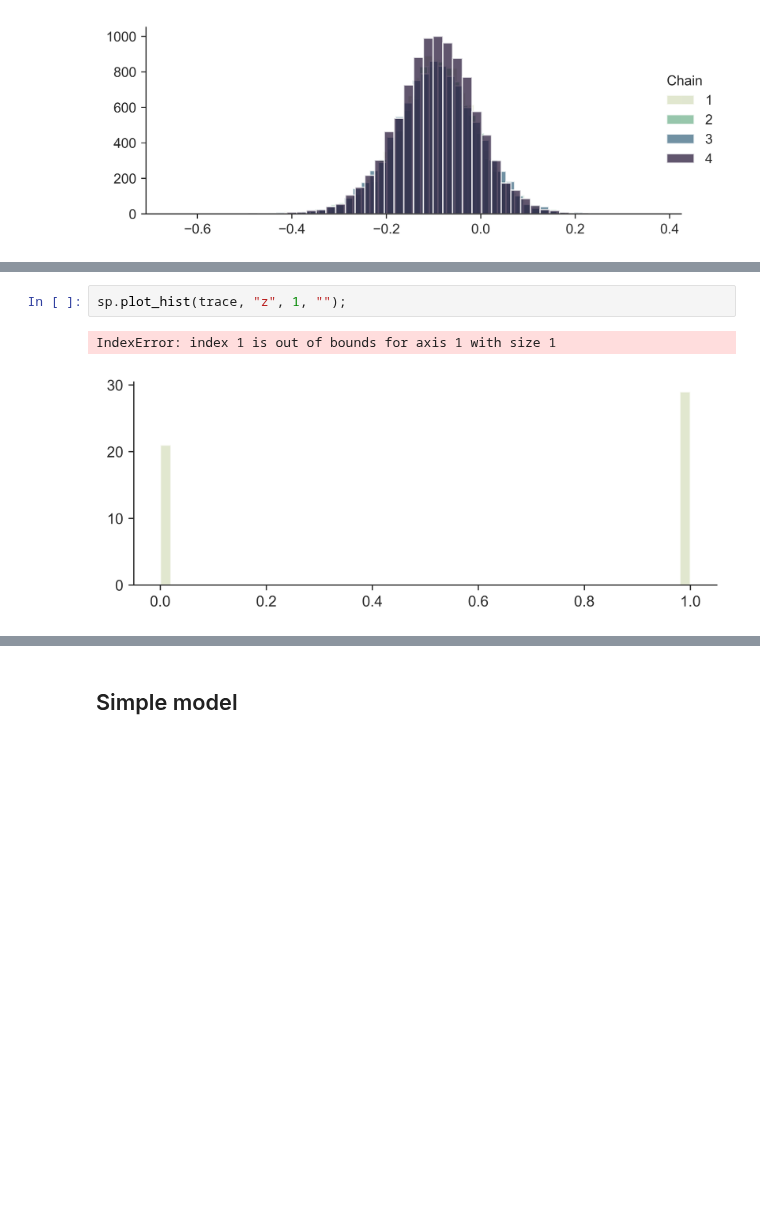
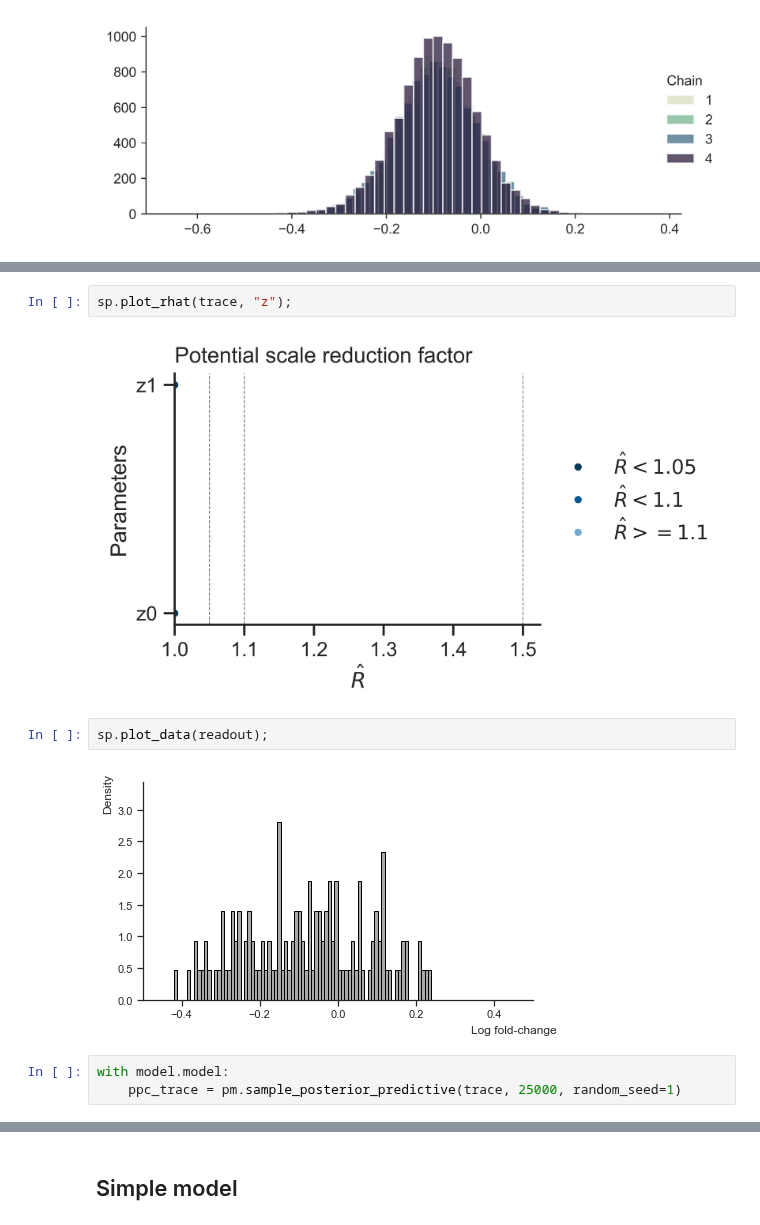
Before and after one commit to cbg-ethz/shm, a Jupyter notebook: analysis/07-plot_traces.ipynb, the cells around one changed output, grey strips where cells are left out. Drawn from its saved outputs; the diff is of its cells as text; blank space fills up the shorter version.

```diff
--- a/analysis/07-plot_traces.ipynb
+++ b/analysis/07-plot_traces.ipynb
@@ -175,5 +213,11 @@ sp.plot_hist(trace, "z", 0, "");
 # %%
-sp.plot_hist(trace, "z", 1, "");
+sp.plot_rhat(trace, "z");
 # %% [output]
-IndexError: index 1 is out of bounds for axis 1 with size 1
-[figure, old version]
+[figure, new version]
+# %%
+sp.plot_data(readout);
+# %% [output]
+[figure, added]
+# %%
+with model.model:
+    ppc_trace = pm.sample_posterior_predictive(trace, 25000, random_seed=1)
```
Also changed, not shown: parts of 10 cells of this notebook, 3 other files.
